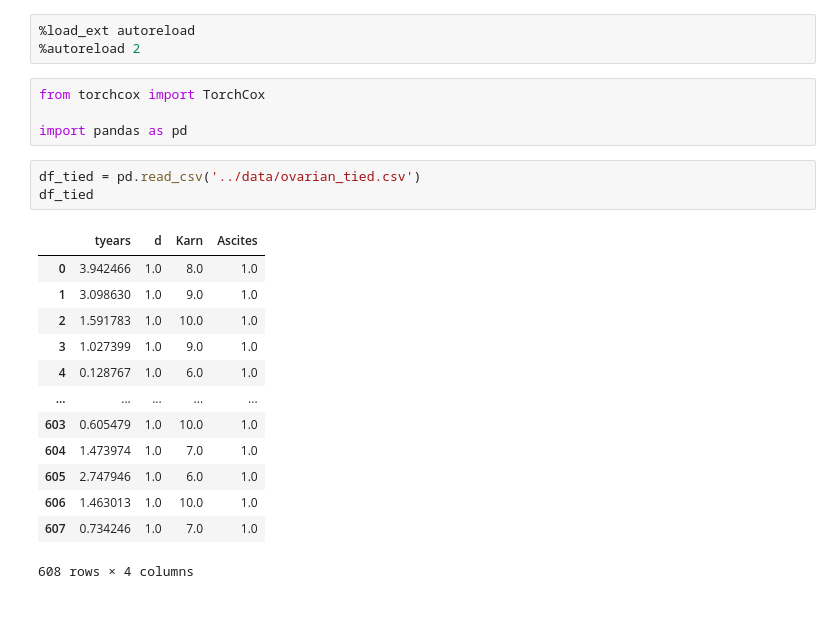
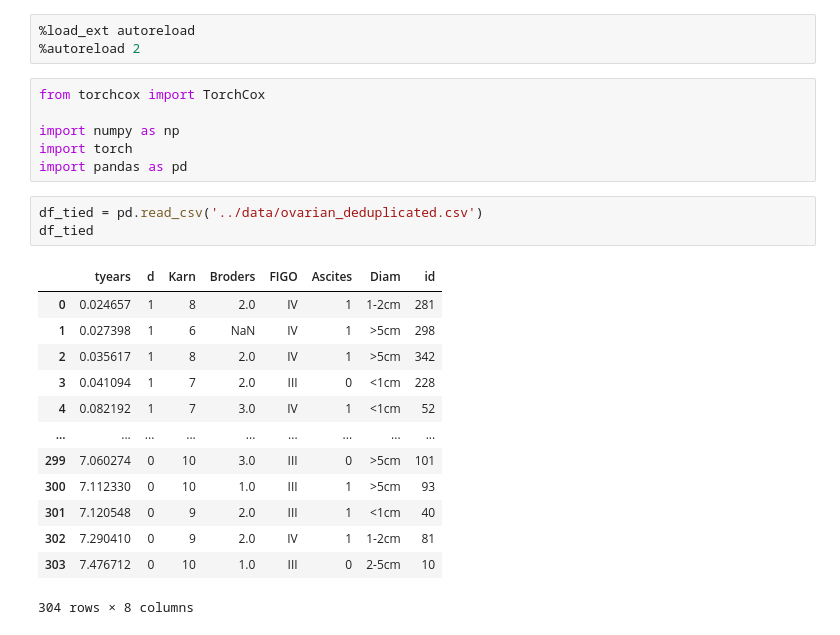
Before and after one commit to ilanfri/TorchCox, a Jupyter notebook: notebooks/Torch_Cox_package_test.ipynb, the cells around one changed output. Cells and saved outputs as stored; diff of their text form.

```diff
--- a/notebooks/Torch_Cox_package_test.ipynb
+++ b/notebooks/Torch_Cox_package_test.ipynb
@@ -4,21 +4,23 @@
 # %%
 from torchcox import TorchCox
 
+import numpy as np
+import torch
 import pandas as pd
 # %%
-df_tied = pd.read_csv('../data/ovarian_tied.csv')
+df_tied = pd.read_csv('../data/ovarian_deduplicated.csv')
 df_tied
 # %% [output]
-|  | tyears | d | Karn | Ascites |
-| 0 | 3.942466 | 1.0 | 8.0 | 1.0 |
-| 1 | 3.098630 | 1.0 | 9.0 | 1.0 |
-| 2 | 1.591783 | 1.0 | 10.0 | 1.0 |
-| 3 | 1.027399 | 1.0 | 9.0 | 1.0 |
-| 4 | 0.128767 | 1.0 | 6.0 | 1.0 |
-| ... | ... | ... | ... | ... |
-| 603 | 0.605479 | 1.0 | 10.0 | 1.0 |
-| 604 | 1.473974 | 1.0 | 7.0 | 1.0 |
-| 605 | 2.747946 | 1.0 | 6.0 | 1.0 |
-| 606 | 1.463013 | 1.0 | 10.0 | 1.0 |
-| 607 | 0.734246 | 1.0 | 7.0 | 1.0 |
+|  | tyears | d | Karn | Broders | FIGO | Ascites | Diam | id |
+| 0 | 0.024657 | 1 | 8 | 2.0 | IV | 1 | 1-2cm | 281 |
+| 1 | 0.027398 | 1 | 6 | NaN | IV | 1 | >5cm | 298 |
+| 2 | 0.035617 | 1 | 8 | 2.0 | IV | 1 | >5cm | 342 |
+| 3 | 0.041094 | 1 | 7 | 2.0 | III | 0 | <1cm | 228 |
+| 4 | 0.082192 | 1 | 7 | 3.0 | IV | 1 | <1cm | 52 |
+| ... | ... | ... | ... | ... | ... | ... | ... | ... |
+| 299 | 7.060274 | 0 | 10 | 3.0 | III | 0 | >5cm | 101 |
+| 300 | 7.112330 | 0 | 10 | 1.0 | III | 1 | >5cm | 93 |
+| 301 | 7.120548 | 0 | 9 | 2.0 | III | 1 | <1cm | 40 |
+| 302 | 7.290410 | 0 | 9 | 2.0 | IV | 1 | 1-2cm | 81 |
+| 303 | 7.476712 | 0 | 10 | 1.0 | III | 0 | 2-5cm | 10 |
-608 rows × 4 columns
+304 rows × 8 columns
```
Also changed, not shown: parts of 25 cells of this notebook, 5 other files.
